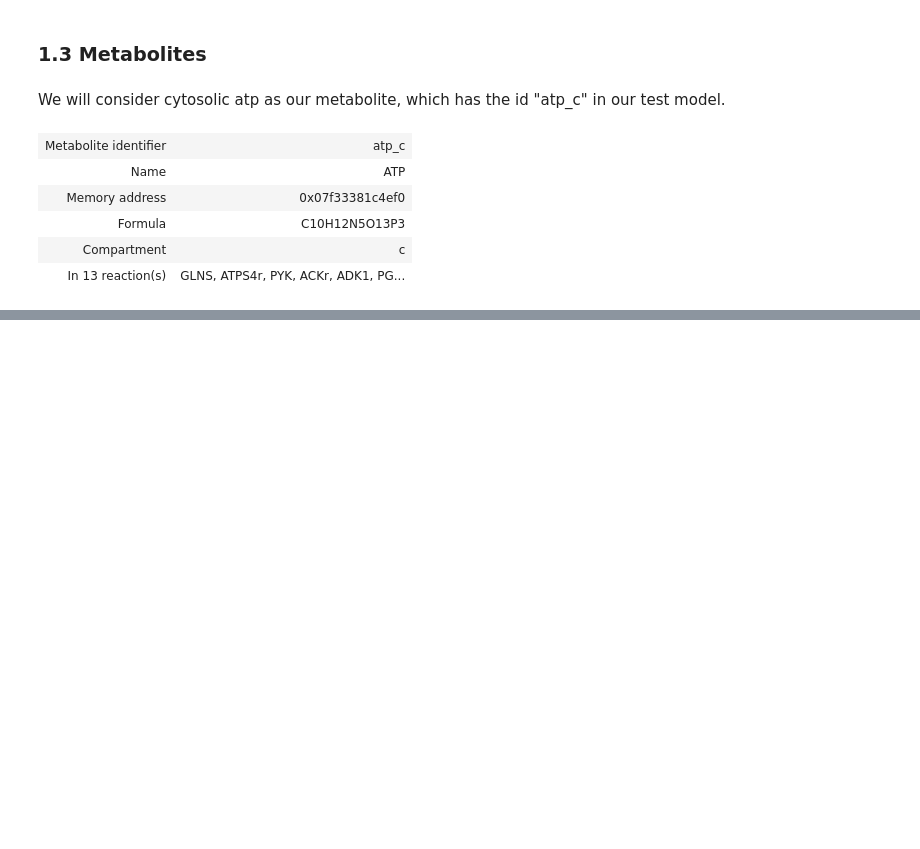
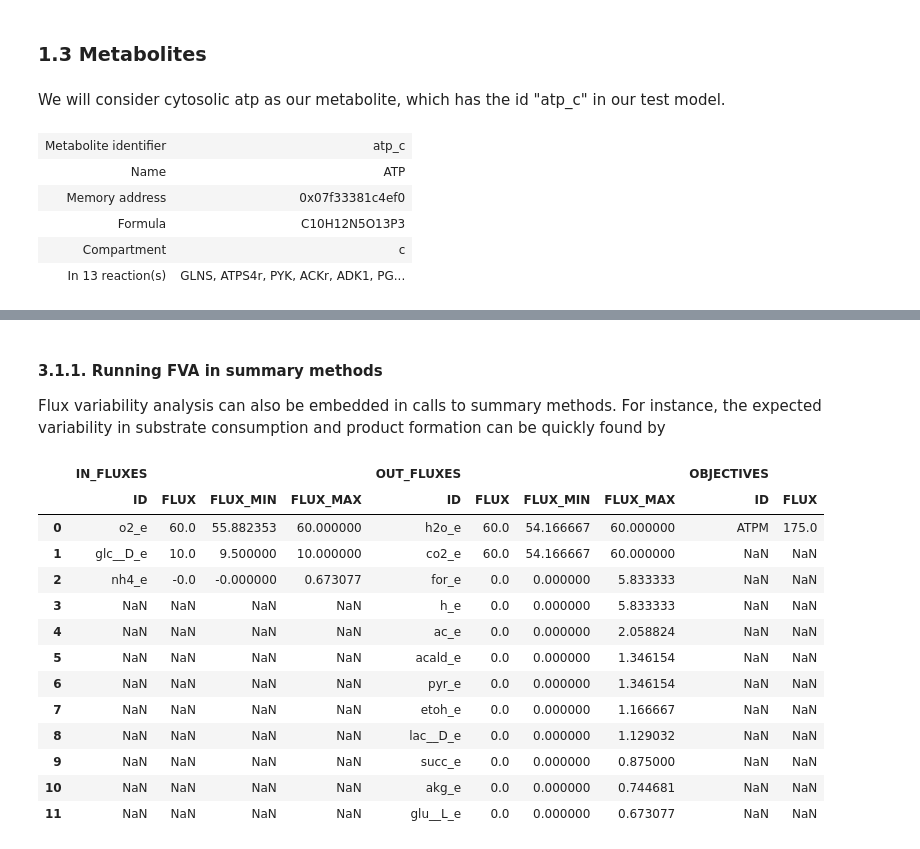
Before and after one commit to matthiaskoenig/mcp, a Jupyter notebook: docs/notebooks/05_cba.ipynb, the cells around one changed output, grey strips where cells are left out. Drawn from its saved outputs; the diff is of its cells as text; code cells hidden in the pictures; blank space fills up the shorter version.

```diff
--- a/docs/notebooks/05_cba.ipynb
+++ b/docs/notebooks/05_cba.ipynb
@@ -109,0 +152,4 @@ The gene_reaction_rule is a boolean representation of the gene requirements for
+# %%
+import cobra.test
+model = cobra.test.create_test_model("textbook")
+model
@@ -109,0 +243,8 @@ The gene_reaction_rule is a boolean representation of the gene requirements for
+# %%
+# change the objective to ATPM
+model.objective = "ATPM"
+
+# The upper bound should be 1000, so that we get
+# the actual optimal value
+model.reactions.get_by_id("ATPM").upper_bound = 1000.
+linear_reaction_coefficients(model)
@@ -109,0 +311,21 @@ The gene_reaction_rule is a boolean representation of the gene requirements for
+# %% [markdown]
+#### 3.1.1. Running FVA in summary methods
+Flux variability analysis can also be embedded in calls to summary methods. For instance, the expected variability in substrate consumption and product formation can be quickly found by
+# %%
+model.optimize()
+model.summary(fva=0.95)
+# %% [output]
+|  | IN_FLUXES |  |  |  | OUT_FLUXES |  |  |  | OBJECTIVES |  |
+|  | ID | FLUX | FLUX_MIN | FLUX_MAX | ID | FLUX | FLUX_MIN | FLUX_MAX | ID | FLUX |
+| 0 | o2_e | 60.0 | 55.882353 | 60.000000 | h2o_e | 60.0 | 54.166667 | 60.000000 | ATPM | 175.0 |
+| 1 | glc__D_e | 10.0 | 9.500000 | 10.000000 | co2_e | 60.0 | 54.166667 | 60.000000 | NaN | NaN |
+| 2 | nh4_e | -0.0 | -0.000000 | 0.673077 | for_e | 0.0 | 0.000000 | 5.833333 | NaN | NaN |
+| 3 | NaN | NaN | NaN | NaN | h_e | 0.0 | 0.000000 | 5.833333 | NaN | NaN |
+| 4 | NaN | NaN | NaN | NaN | ac_e | 0.0 | 0.000000 | 2.058824 | NaN | NaN |
+| 5 | NaN | NaN | NaN | NaN | acald_e | 0.0 | 0.000000 | 1.346154 | NaN | NaN |
+| 6 | NaN | NaN | NaN | NaN | pyr_e | 0.0 | 0.000000 | 1.346154 | NaN | NaN |
+| 7 | NaN | NaN | NaN | NaN | etoh_e | 0.0 | 0.000000 | 1.166667 | NaN | NaN |
+| 8 | NaN | NaN | NaN | NaN | lac__D_e | 0.0 | 0.000000 | 1.129032 | NaN | NaN |
+| 9 | NaN | NaN | NaN | NaN | succ_e | 0.0 | 0.000000 | 0.875000 | NaN | NaN |
+| 10 | NaN | NaN | NaN | NaN | akg_e | 0.0 | 0.000000 | 0.744681 | NaN | NaN |
+| 11 | NaN | NaN | NaN | NaN | glu__L_e | 0.0 | 0.000000 | 0.673077 | NaN | NaN |
```
Also changed, not shown: parts of 41 cells of this notebook, 4 other files.
